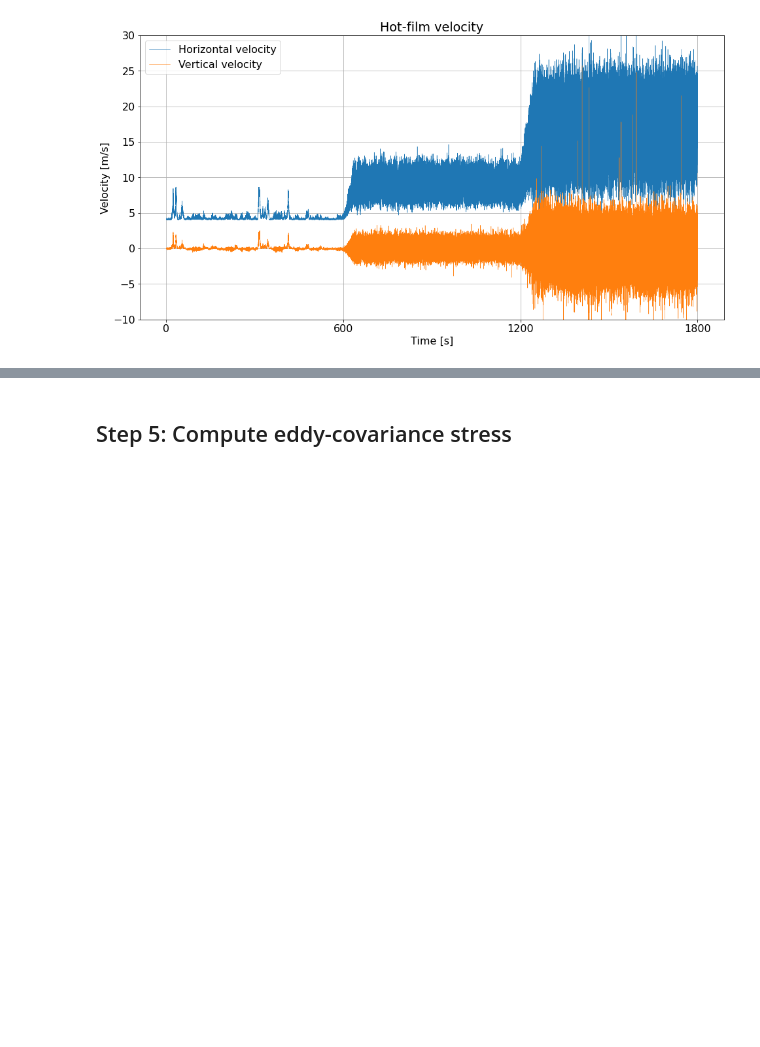
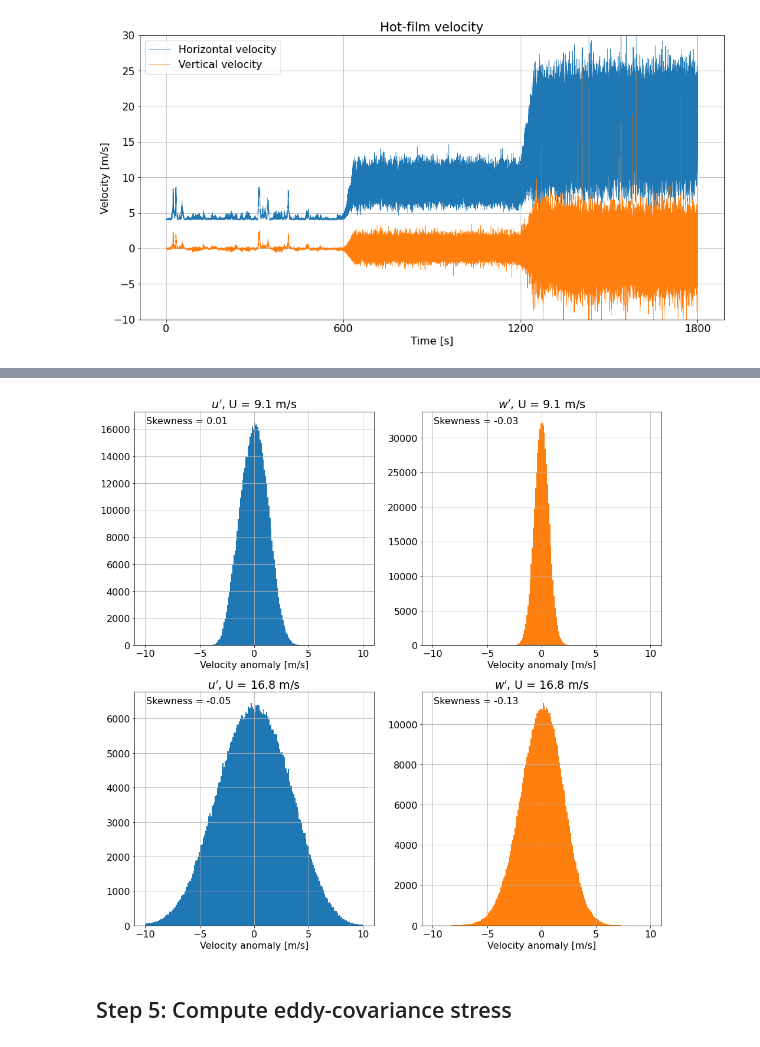
Before and after one commit to sustain-lab/sustain-drag-2020, a Jupyter notebook: hotfilm_stress_gradient.ipynb, the cells around one changed output, grey strips where cells are left out. Saved outputs shown, nothing was run; the diff lists cells and outputs as text; code cells hidden in the pictures; blank space fills up the shorter version.

```diff
--- a/hotfilm_stress_gradient.ipynb
+++ b/hotfilm_stress_gradient.ipynb
@@ -238,3 +272,35 @@ Text(0.5, 1.0, 'Hot-film velocity')
+# %%
+U, skewu, skeww = [], [], []
+
+fig = plt.figure(figsize=(16, 16))
+for n, ffan in enumerate(fan):
+    if n == 0:
+        continue
+    t0 = n * run_seconds + offset
+    t1 = t0 + run_seconds - offset
+    mask = (hotfilm_time >= t0) & (hotfilm_time < t1)
+    time = hotfilm_time[mask]
+    uu, ww = u[mask], w[mask]
+    angle = np.arctan2(np.nanmean(ww), np.nanmean(uu))
+    uu, ww = rotate(uu, ww, angle)
+    U.append(np.nanmean(uu))
+    nanmask = ~np.isnan(uu)
+    up, wp = detrend(uu[nanmask]), detrend(ww[nanmask])
+    skewu.append(skew(up))
+    skeww.append(skew(wp))
+    ax1 = plt.subplot2grid((2, 2), (n-1, 0))
+    ax2 = plt.subplot2grid((2, 2), (n-1, 1))
+    ax1.hist(up, bins=np.arange(-10, 10.1, 0.1), color='tab:blue')
+    ax2.hist(wp, bins=np.arange(-10, 10.1, 0.1), color='tab:orange')
+    ax1.set_title(r"$u'$, U = %.1f m/s" % U[n-1])
+    ax2.set_title(r"$w'$, U = %.1f m/s" % U[n-1])
+    ax1.text(0.05, 0.95, 'Skewness = %.2f' % skew(up), transform=ax1.transAxes)
+    ax2.text(0.05, 0.95, 'Skewness = %.2f' % skew(wp), transform=ax2.transAxes)
+    for ax in [ax1, ax2]:
+        ax.grid()
+        ax.set_xlabel('Velocity anomaly [m/s]')
+# %% [output]
+[figure, added]
 # %% [markdown]
 ## Step 5: Compute eddy-covariance stress
 # %%
```
Also changed, not shown: parts of 3 cells of this notebook.
